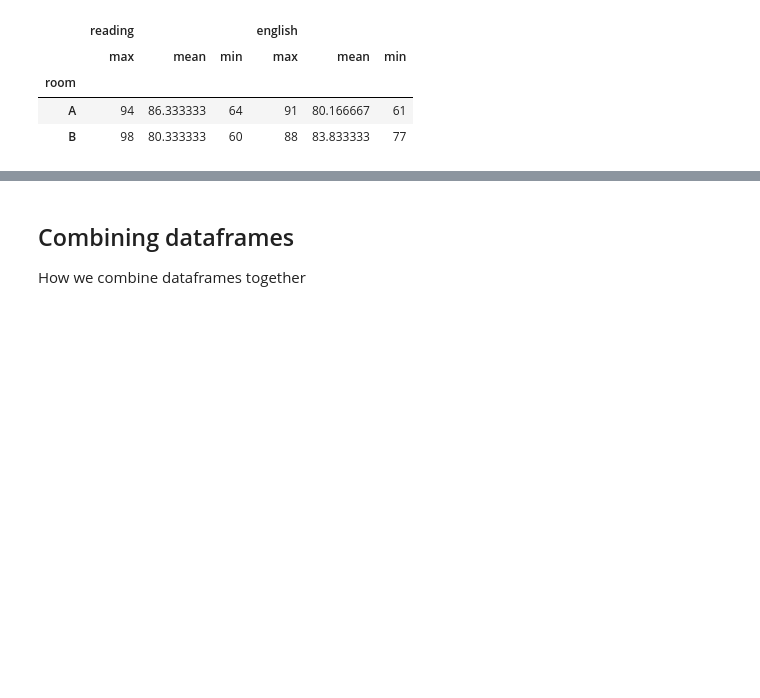
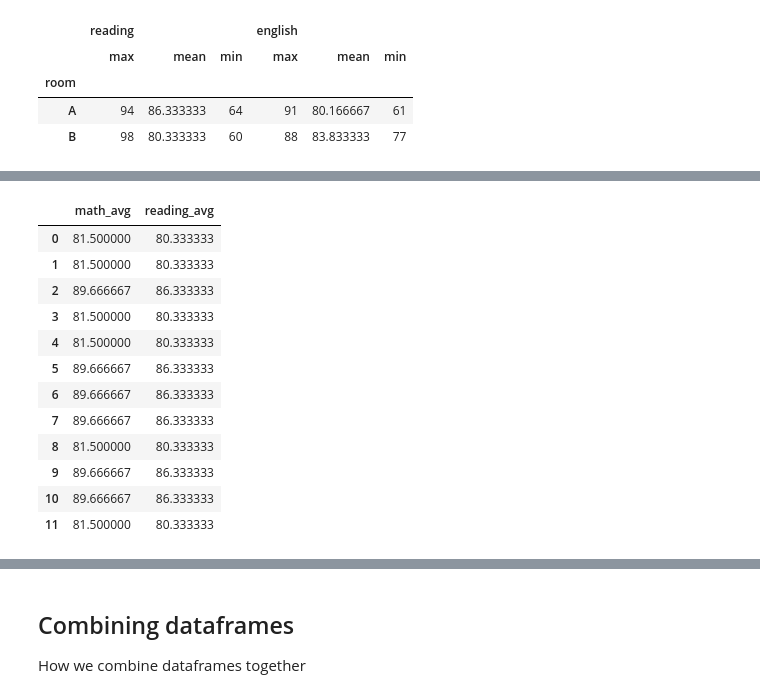
Before and after one commit to CodeupClassroom/robinson-data-science-libraries, a Jupyter notebook: advanced_df2_lesson.ipynb, the cells around one changed output, grey strips where cells are left out. Saved outputs shown, nothing was run; the diff lists cells and outputs as text; code cells hidden in the pictures; blank space fills up the shorter version.

```diff
--- a/advanced_df2_lesson.ipynb
+++ b/advanced_df2_lesson.ipynb
@@ -535,0 +567,23 @@ df.groupby('room')[['reading','english']].agg(
+# %%
+df.groupby('room'
+          )[
+    ['math', 'reading']
+].transform('mean'
+           ).rename(
+    columns={'math':'math_avg',
+             'reading':'reading_avg'}
+)
+# %% [output]
+|  | math_avg | reading_avg |
+| 0 | 81.500000 | 80.333333 |
+| 1 | 81.500000 | 80.333333 |
+| 2 | 89.666667 | 86.333333 |
+| 3 | 81.500000 | 80.333333 |
+| 4 | 81.500000 | 80.333333 |
+| 5 | 89.666667 | 86.333333 |
+| 6 | 89.666667 | 86.333333 |
+| 7 | 89.666667 | 86.333333 |
+| 8 | 81.500000 | 80.333333 |
+| 9 | 89.666667 | 86.333333 |
+| 10 | 89.666667 | 86.333333 |
+| 11 | 81.500000 | 80.333333 |
```
Also changed, not shown: parts of 19 cells of this notebook.
